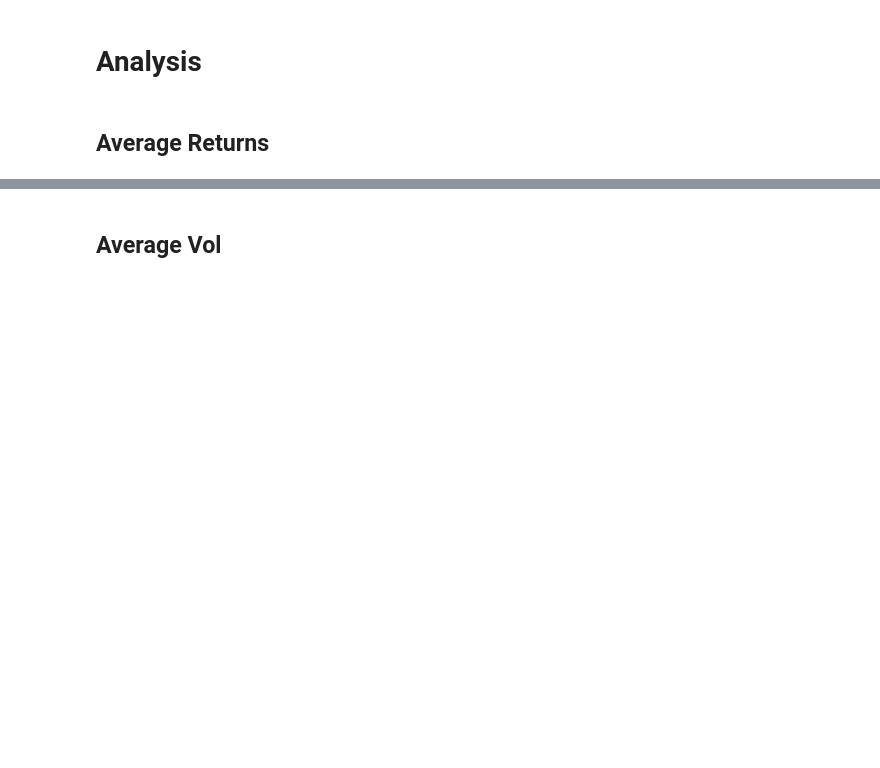
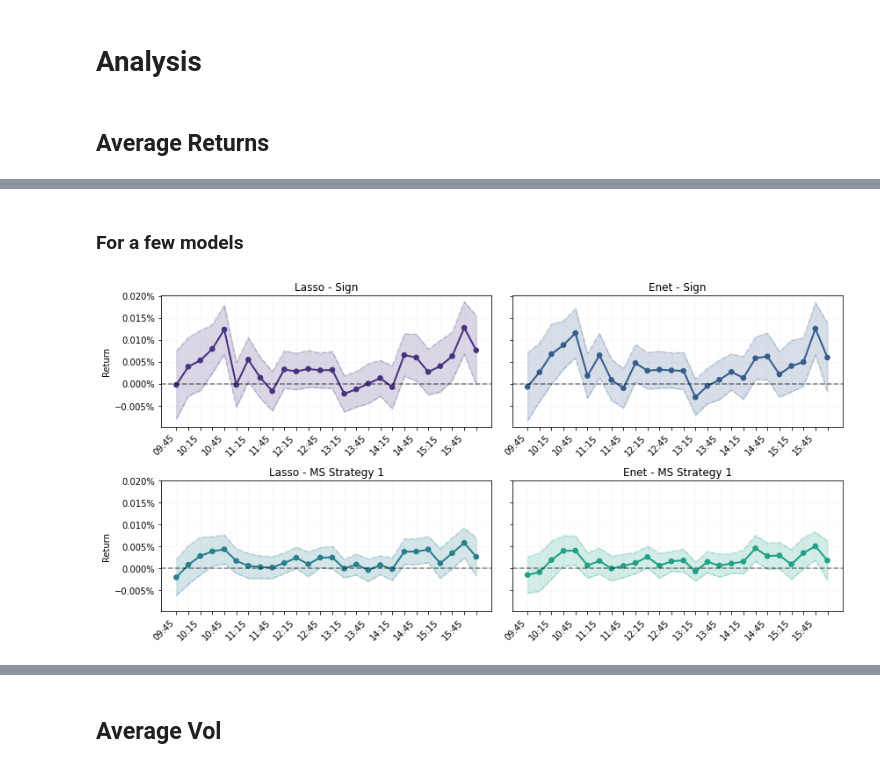
Before and after one commit to B277A/High-Freq-ML, a Jupyter notebook: code/results_analysis/study_diurnal_patterns.ipynb, the cells around one changed output, grey strips where cells are left out. Drawn from its saved outputs; the diff is of its cells as text; code cells hidden in the pictures; blank space fills up the shorter version.

```diff
--- a/code/results_analysis/study_diurnal_patterns.ipynb
+++ b/code/results_analysis/study_diurnal_patterns.ipynb
@@ -94,0 +181,75 @@ for strategy in strategies_list:
+# %% [markdown]
+### For a few models
+# %%
+# Plot patterns for each strategy
+fig, axs = plt.subplots(figsize=(12, 6), nrows=2, ncols=2, sharey=True)
+
+model_strategy_pairs = [
+    ("Lasso", "Sign"),
+    ("Enet", "Sign"),
+    ("Lasso", "MS Strategy 1"),
+    ("Enet", "MS Strategy 1"),
+]
+
+for idx, model_strategy_pair in enumerate(tqdm(model_strategy_pairs)):
+
+    # Get model/strat
+    model, strategy = model_strategy_pair
+    pair_name = f"{model} - {strategy}"
+
+    # Get trading results
+    strategy_results = trading_returns_df[model][strategy].to_frame(pair_name).dropna()
+    strategy_results["time"] = pd.Categorical(
+        strategy_results.index.strftime("%H:%M").astype(str),
+    )
+    strategy_results_mean = strategy_results.set_index("time").groupby(level=0).mean()
+    strategy_results_vol = (
+        strategy_results.set_index("time").pipe(np.square).groupby(level=0).sum().pipe(np.sqrt)
+    ) / strategy_results.set_index("time").groupby(level=0).count()
+
+    # Plot
+    ax = axs.reshape(-1)[idx]
+    color = sns.color_palette("viridis", 6)[idx]
+    sns.pointplot(
+        x="time",
+        y=pair_name,
+        data=strategy_results_mean.reset_index(),
+        ci=None,
+        color=color,
+        lw=2,
+        ax=ax,
+        scale=0.75,
+    )
+    ax.fill_between(
+        strategy_results_vol.index.values,
+        (strategy_results_mean - strategy_results_vol*1.96).iloc[:, 0],
+        (strategy_results_mean + strategy_results_vol*1.96).iloc[:, 0],
+        color=color,
+        alpha=0.2,
+    )
+    ax.plot(
+        strategy_results_vol.index.values,
+        (strategy_results_mean - strategy_results_vol*1.96).iloc[:, 0],
+        (strategy_results_mean + strategy_results_vol*1.96).iloc[:, 0],
+        color=color,
+        alpha=0.2,
+        ls = '--',
+    )
+
+    ax.axhline(0, color="k", ls="--", alpha=0.5)
+    ax.set_title(pair_name, fontsize=12)
+    ax.set_xticklabels(ax.get_xticklabels(), rotation=45, ha="right")
+    if idx % 2 == 0:
+        ax.set_ylabel("Return")
+    else:
+        ax.set_ylabel(None)
+    ax.set_xlabel(None)
+    ax.yaxis.set_major_formatter(mtick.PercentFormatter(1, decimals=3))
+    [l.set_visible(False) for (i, l) in enumerate(ax.xaxis.get_ticklabels()) if i % 2 != 0]
+    ax.grid(alpha=0.1)
+
+# Additional settings
+plt.tight_layout()
+plt.savefig('../../docs/exhibits/figures/diurnal_patterns_winners_returns.pdf')
+# %% [output]
+[figure, added]
```
Also changed, not shown: parts of 27 cells of this notebook, 21 other files.
